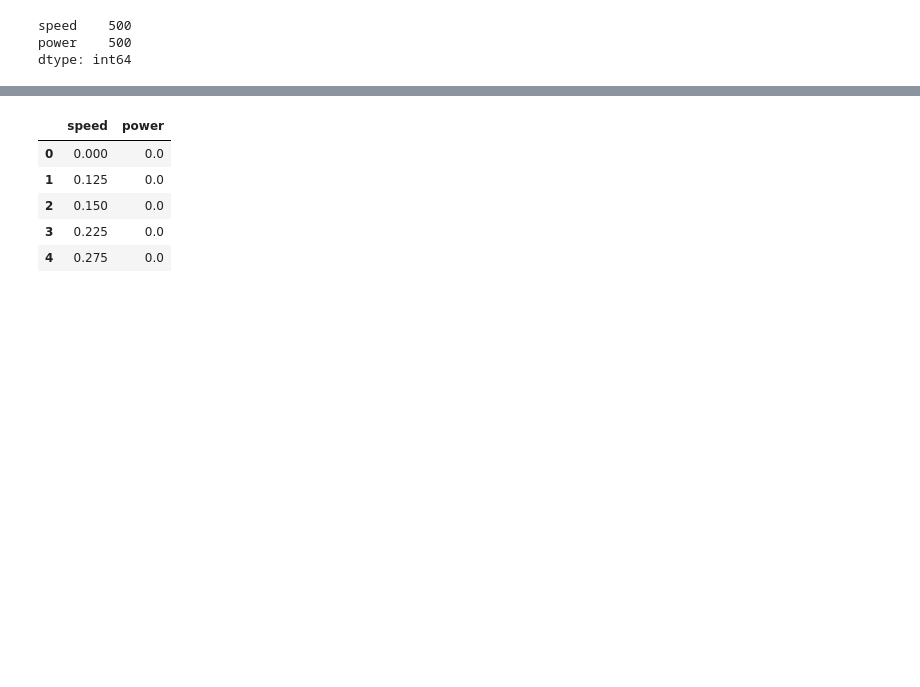
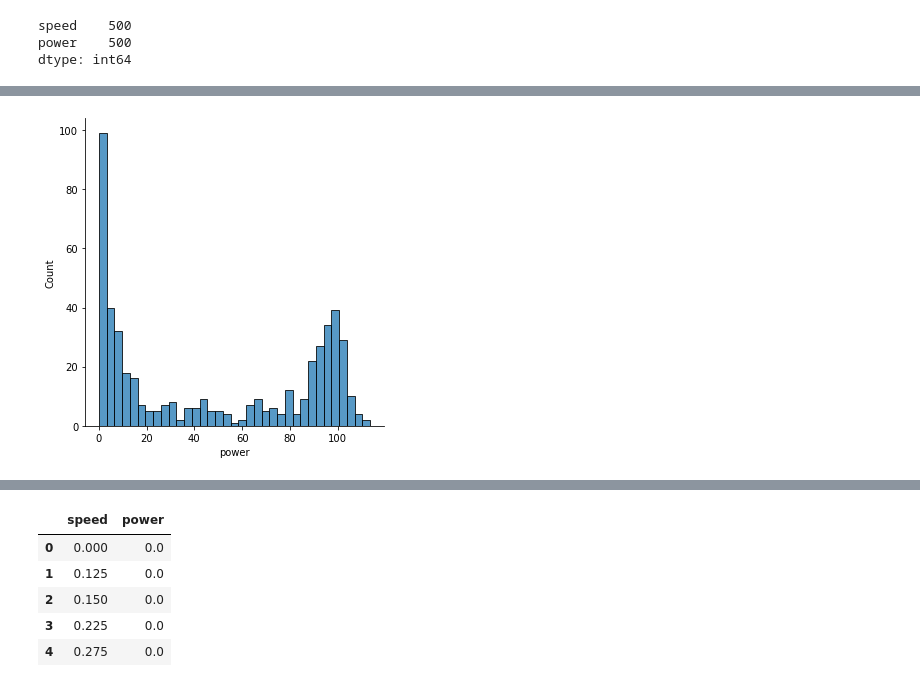
Before and after one commit to angela1C/MLASProject, a Jupyter notebook: speed_power.ipynb, the cells around one changed output, grey strips where cells are left out. Drawn from its saved outputs; the diff is of its cells as text; code cells hidden in the pictures; blank space fills up the shorter version.

```diff
--- a/speed_power.ipynb
+++ b/speed_power.ipynb
@@ -99,0 +139,5 @@ dtype: int64
+# %%
+sns.displot(df, x="power", bins=35)
+plt.show()
+# %% [output]
+[figure, added]
```
Also changed, not shown: parts of 21 cells of this notebook, 1 other file.
